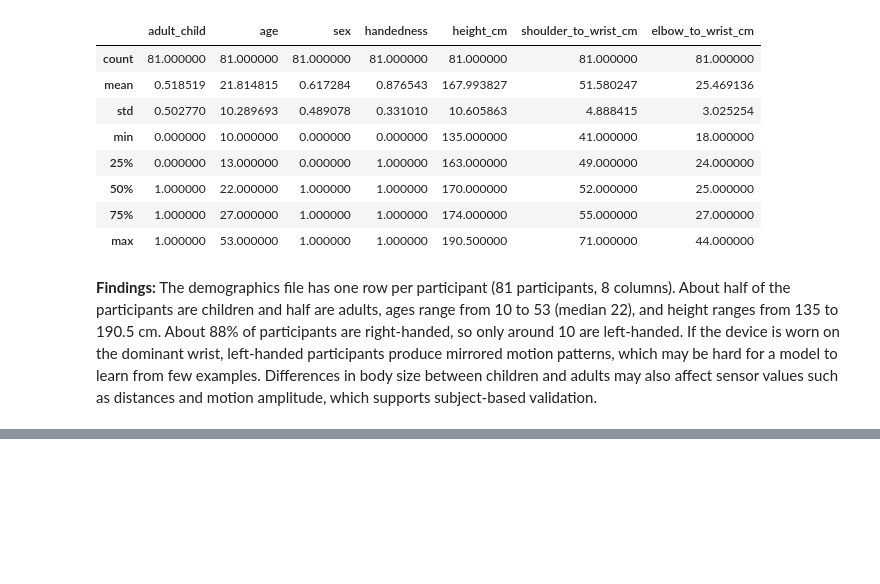
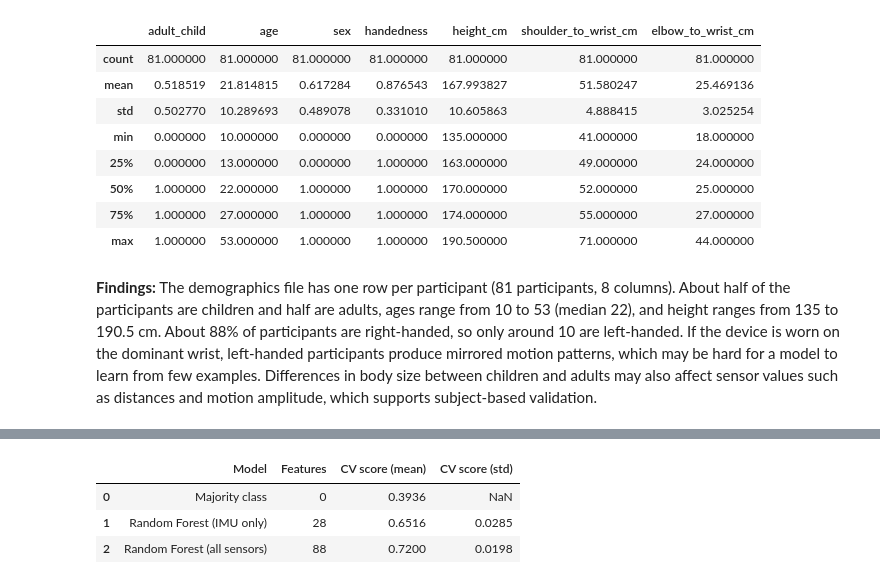
Before and after one commit to ezgitemur/GROUP18_CENG313, a Jupyter notebook: assignment1_eda_baseline.ipynb, the cells around one changed output, grey strips where cells are left out. Drawn from its saved outputs; the diff is of its cells as text; code cells hidden in the pictures; blank space fills up the shorter version.

Commit message:
Add baselines: majority class, random forest (IMU only and all sensors), comparison table

```diff
--- a/assignment1_eda_baseline.ipynb
+++ b/assignment1_eda_baseline.ipynb
@@ -279,0 +320,5 @@ demo.describe()
+# %%
+labels = get_sequence_labels(train)
+bfrb_gestures = labels.loc[labels["sequence_type"] == "Target", "gesture"].unique()
+print("BFRB gestures:", len(bfrb_gestures))
+print("Perfect prediction score:", competition_score(labels["gesture"], labels["gesture"], bfrb_gestures))
@@ -279,0 +333,7 @@ demo.describe()
+# %%
+majority_gesture = labels["gesture"].value_counts().idxmax()
+majority_pred = [majority_gesture] * len(labels)
+
+majority_score = competition_score(labels["gesture"], majority_pred, bfrb_gestures)
+print("Majority gesture:", majority_gesture)
+print("Majority class score:", round(majority_score, 4))
@@ -279,0 +348,7 @@ demo.describe()
+# %%
+groups = get_sensor_groups(train)
+y = labels["gesture"]
+subjects = labels["subject"]
+
+X_imu = extract_features(train, groups["IMU"])
+imu_scores, imu_oof = cross_validate(make_random_forest, X_imu, y, subjects, bfrb_gestures)
@@ -279,0 +363,10 @@ demo.describe()
+# %%
+tof_summary = summarize_tof(train)
+tof_summary_cols = [c for c in tof_summary.columns if c != "sequence_id"]
+
+X_thm = extract_features(train, groups["Thermopile"])
+X_tof = extract_features(tof_summary, tof_summary_cols)
+X_all = pd.concat([X_imu, X_thm, X_tof], axis=1)
+print("Feature count:", X_all.shape[1])
+
+all_scores, all_oof = cross_validate(make_random_forest, X_all, y, subjects, bfrb_gestures)
@@ -279,0 +386,16 @@ demo.describe()
+# %%
+import numpy as np
+
+results = pd.DataFrame({
+    "Model": ["Majority class", "Random Forest (IMU only)", "Random Forest (all sensors)"],
+        "Features": [0, X_imu.shape[1], X_all.shape[1]],
+            "CV score (mean)": [majority_score, np.mean(imu_scores), np.mean(all_scores)],
+                "CV score (std)": [np.nan, np.std(imu_scores), np.std(all_scores)],
+                }).round(4)
+
+results
+# %% [output]
+|  | Model | Features | CV score (mean) | CV score (std) |
+| 0 | Majority class | 0 | 0.3936 | NaN |
+| 1 | Random Forest (IMU only) | 28 | 0.6516 | 0.0285 |
+| 2 | Random Forest (all sensors) | 88 | 0.7200 | 0.0198 |
```
Also changed, not shown: parts of 18 cells of this notebook.
